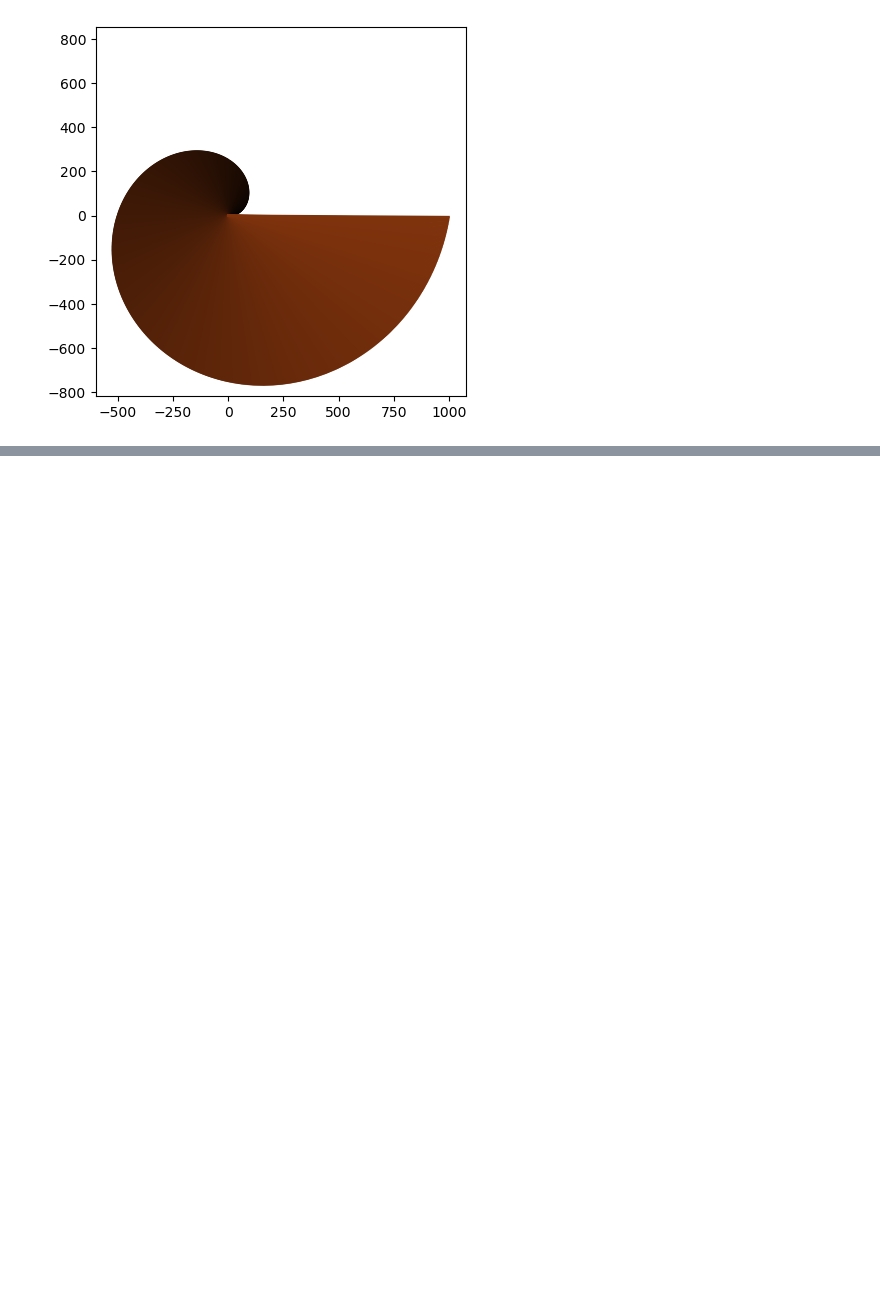
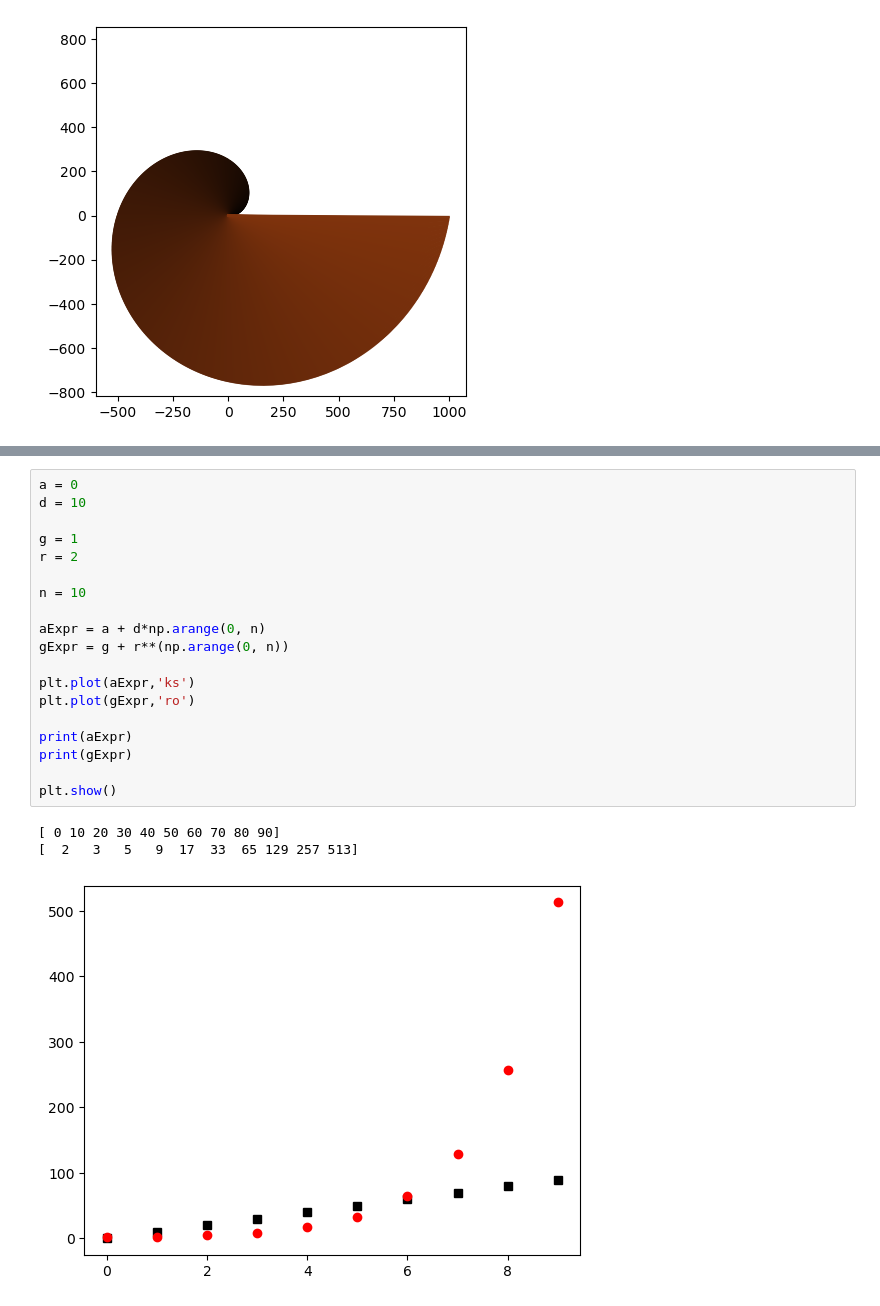
Before and after one commit to Kantulaev/ML_projects, a Jupyter notebook: lesson_5_algebra_2.ipynb, the cells around one changed output, grey strips where cells are left out. Saved outputs shown, nothing was run; the diff lists cells and outputs as text; blank space fills up the shorter version.

```diff
--- a/lesson_5_algebra_2.ipynb
+++ b/lesson_5_algebra_2.ipynb
@@ -209,0 +225,23 @@ plt.show()
+# %%
+a = 0
+d = 10
+
+g = 1
+r = 2
+
+n = 10
+
+aExpr = a + d*np.arange(0, n)
+gExpr = g + r**(np.arange(0, n))
+
+plt.plot(aExpr,'ks')
+plt.plot(gExpr,'ro')
+
+print(aExpr)
+print(gExpr)
+
+plt.show()
+# %% [output]
+[ 0 10 20 30 40 50 60 70 80 90]
+[  2   3   5   9  17  33  65 129 257 513]
+[figure, added]
```
Also changed, not shown: parts of 6 cells of this notebook.
